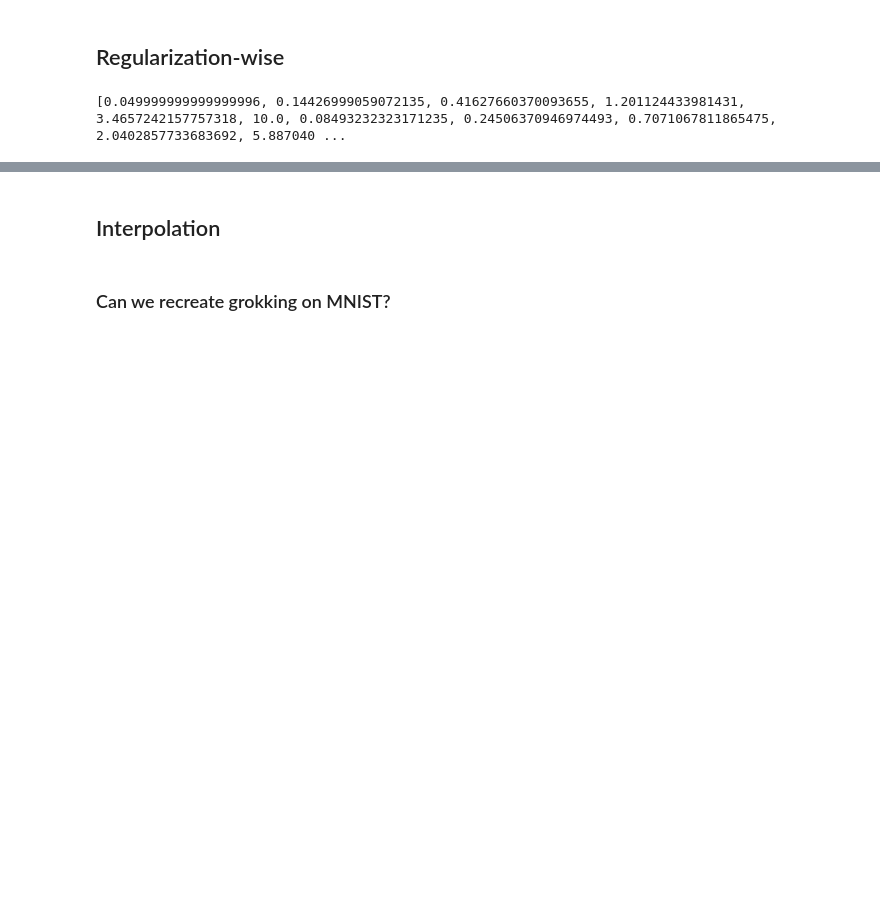
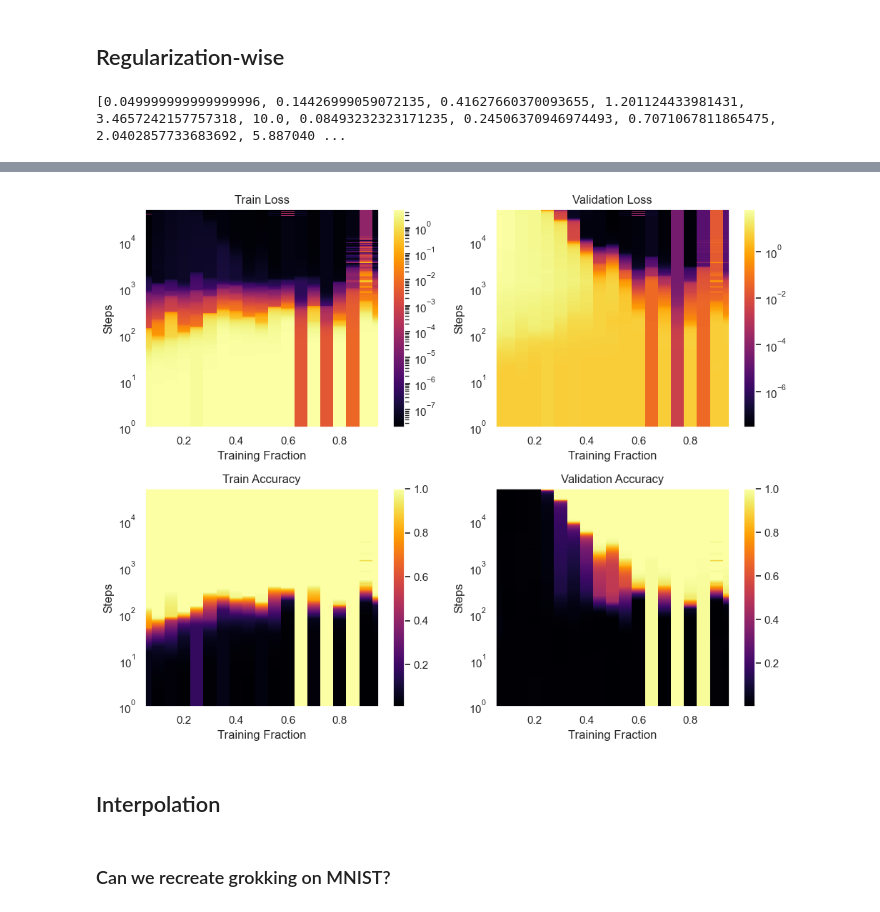
Before and after one commit to jqhoogland/pattern-learning, a Jupyter notebook: unifying/unifying.ipynb, the cells around one changed output, grey strips where cells are left out. Drawn from its saved outputs; the diff is of its cells as text; code cells hidden in the pictures; blank space fills up the shorter version.

```diff
--- a/unifying/unifying.ipynb
+++ b/unifying/unifying.ipynb
@@ -520,3 +465,12 @@ plot(smooth=True, log_loss=False, titles = {
+# %%
+plot(frac_train_cleaned, smooth=0.25, log_loss=True, titles = {
+    "train/loss": "Train Loss",
+    "test/loss": "Validation Loss",
+    "train/acc": "Train Accuracy",
+    "test/acc": "Validation Accuracy"
+}, unique_col="frac_train", title="Training Fraction", log_x=False)
+# %% [output]
+[figure, added]
 # %% [markdown]
 ## Interpolation
 # %%
```
Also changed, not shown: parts of 10 cells of this notebook.
